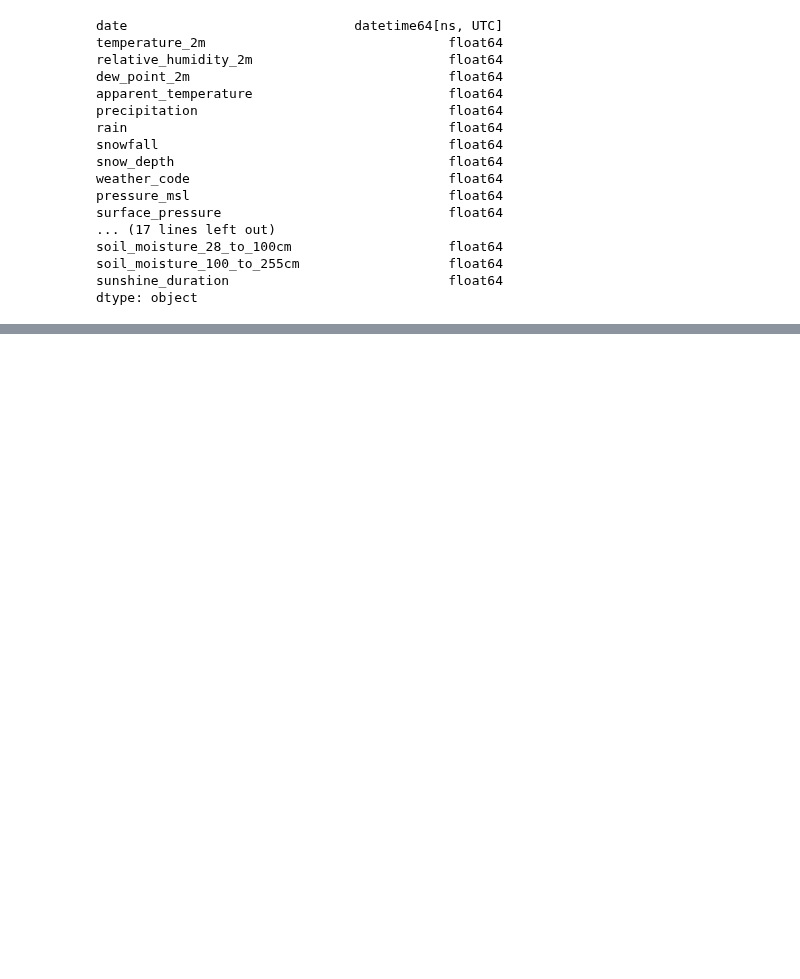
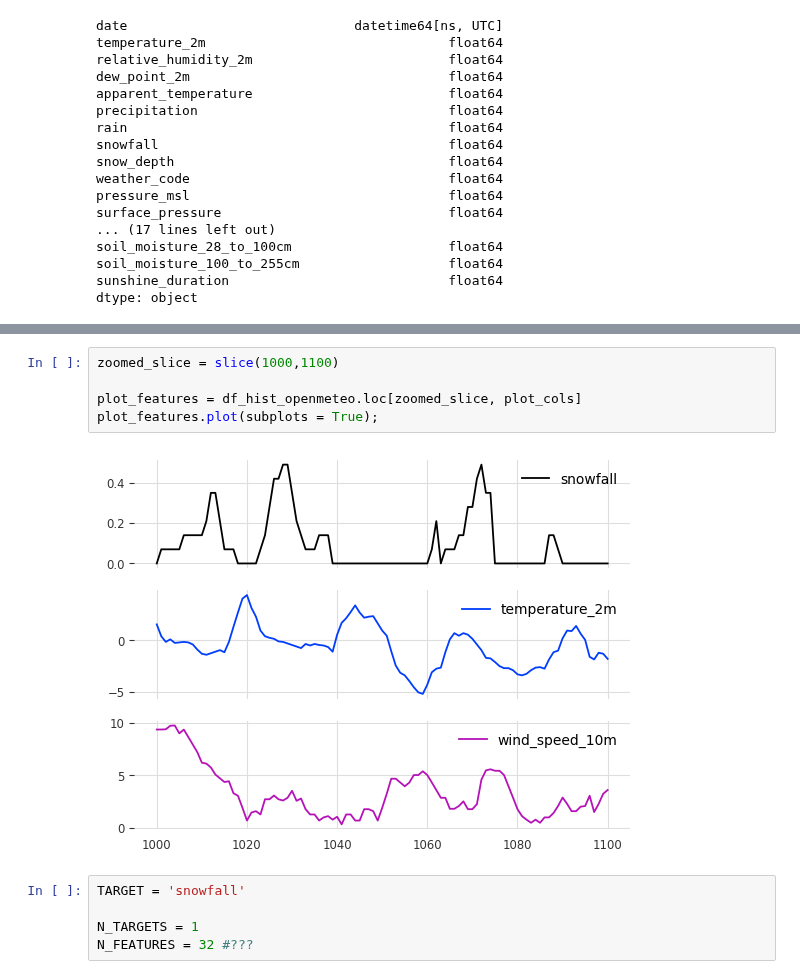
Before and after one commit to MadMax1995bb/powder_alert2.0, a Jupyter notebook: notebooks/notebook_model_tests.ipynb, the cells around one changed output, grey strips where cells are left out. Drawn from its saved outputs; the diff is of its cells as text; blank space fills up the shorter version.

```diff
--- a/notebooks/notebook_model_tests.ipynb
+++ b/notebooks/notebook_model_tests.ipynb
@@ -59,2 +86,14 @@ from darts import TimeSeries
+# %%
+zoomed_slice = slice(1000,1100)
+
+plot_features = df_hist_openmeteo.loc[zoomed_slice, plot_cols]
+plot_features.plot(subplots = True);
+# %% [output]
+[figure, added]
+# %%
+TARGET = 'snowfall'
+
+N_TARGETS = 1
+N_FEATURES = 32 #???
 # %%
 df_hist_openmeteo['date'] = df_hist_openmeteo['date'].dt.tz_localize(None)
```
Also changed, not shown: parts of 32 cells of this notebook, 1 other file.
